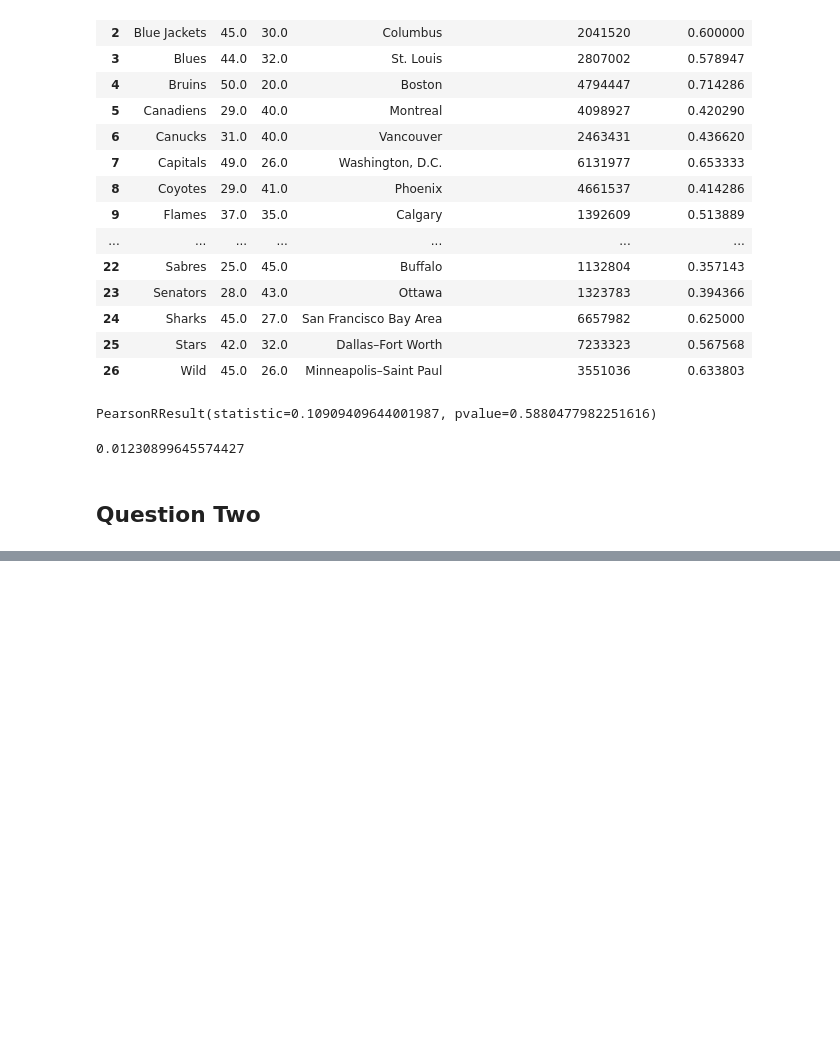
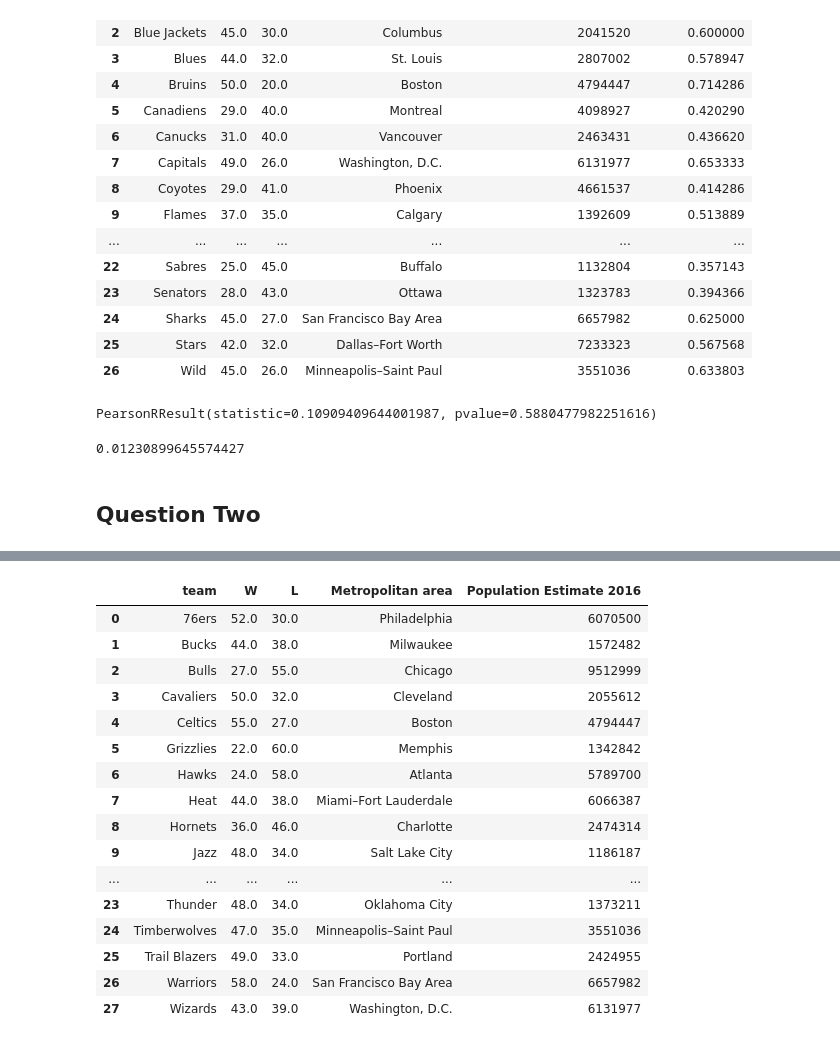
Before and after one commit to brunofbpaula/DataScience-UM-Coursera, a Jupyter notebook: Assignments/Scratches/Assignment4MU.ipynb, the cells around one changed output, grey strips where cells are left out. Drawn from its saved outputs; the diff is of its cells as text; code cells hidden in the pictures; blank space fills up the shorter version.

```diff
--- a/Assignments/Scratches/Assignment4MU.ipynb
+++ b/Assignments/Scratches/Assignment4MU.ipynb
@@ -428,0 +527,5 @@ def nba_correlation():
+# %%
+# Keeping only columns of interest
+cities.rename(columns={'Population (2016 est.)[8]': 'Population Estimate 2016', 'NBA': 'team'}, inplace=True)
+cities = cities[['Metropolitan area', 'Population Estimate 2016', 'team']]
+cities
@@ -428,0 +550,3 @@ def nba_correlation():
+# %%
+nba_2018 = nba_2018[['team', 'W', 'L']]
+nba_2018
@@ -428,0 +571,9 @@ def nba_correlation():
+# %%
+# Separating team's names from cities' names and standardizing names
+nba_2018['team'] = nba_2018.team.apply(lambda x: x.rsplit(None, 1)[-1])
+nba_2018.loc[17, 'team'] = 'Trail Blazers'
+nba_2018.loc[10, 'team'] = 'Knicks Nets'
+nba_2018.loc[11, 'team'] = 'Knicks Nets'
+nba_2018.loc[24, 'team'] = 'Lakers Clippers'
+nba_2018.loc[25, 'team'] = 'Lakers Clippers'
+nba_2018
@@ -428,0 +603,9 @@ def nba_correlation():
+# %%
+# Asserting datatypes
+nba_2018.W = nba_2018.W.astype(float)
+nba_2018.L = nba_2018.L.astype(float)
+
+# Grouping rows with same name
+nba_2018 = nba_2018.groupby(by='team')['W', 'L'].mean()
+nba_2018.reset_index()
+nba_2018
@@ -428,0 +641,24 @@ def nba_correlation():
+# %%
+# Merging DataFrames
+merged = pd.merge(nba_2018, cities, how='inner', on='team')
+merged.W = merged.W.astype(float)
+merged.L = merged.L.astype(float)
+merged
+# %% [output]
+|  | team | W | L | Metropolitan area | Population Estimate 2016 |
+| 0 | 76ers | 52.0 | 30.0 | Philadelphia | 6070500 |
+| 1 | Bucks | 44.0 | 38.0 | Milwaukee | 1572482 |
+| 2 | Bulls | 27.0 | 55.0 | Chicago | 9512999 |
+| 3 | Cavaliers | 50.0 | 32.0 | Cleveland | 2055612 |
+| 4 | Celtics | 55.0 | 27.0 | Boston | 4794447 |
+| 5 | Grizzlies | 22.0 | 60.0 | Memphis | 1342842 |
+| 6 | Hawks | 24.0 | 58.0 | Atlanta | 5789700 |
+| 7 | Heat | 44.0 | 38.0 | Miami–Fort Lauderdale | 6066387 |
+| 8 | Hornets | 36.0 | 46.0 | Charlotte | 2474314 |
+| 9 | Jazz | 48.0 | 34.0 | Salt Lake City | 1186187 |
+| ... | ... | ... | ... | ... | ... |
+| 23 | Thunder | 48.0 | 34.0 | Oklahoma City | 1373211 |
+| 24 | Timberwolves | 47.0 | 35.0 | Minneapolis–Saint Paul | 3551036 |
+| 25 | Trail Blazers | 49.0 | 33.0 | Portland | 2424955 |
+| 26 | Warriors | 58.0 | 24.0 | San Francisco Bay Area | 6657982 |
+| 27 | Wizards | 43.0 | 39.0 | Washington, D.C. | 6131977 |
```
Also changed, not shown: parts of 14 cells of this notebook.
